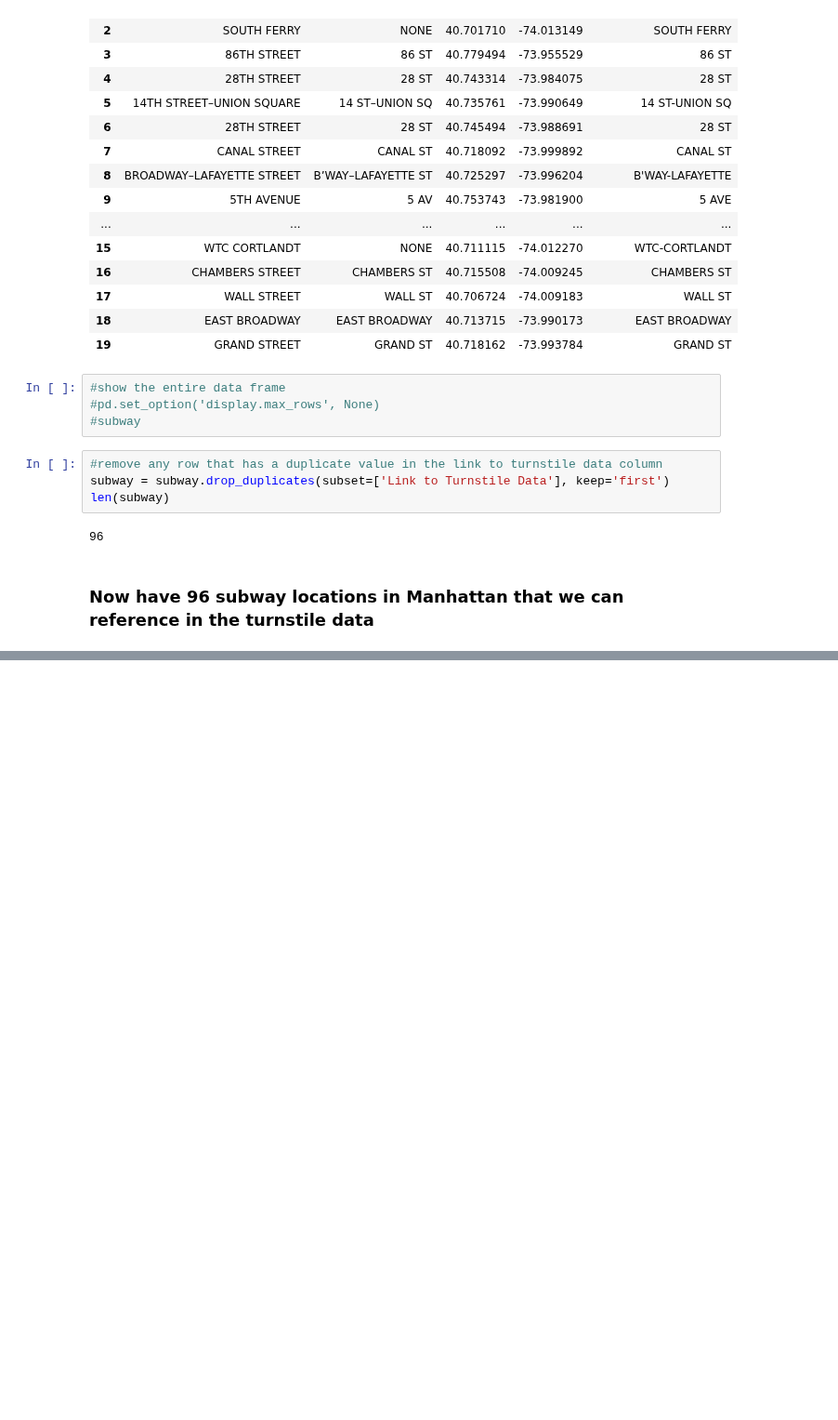
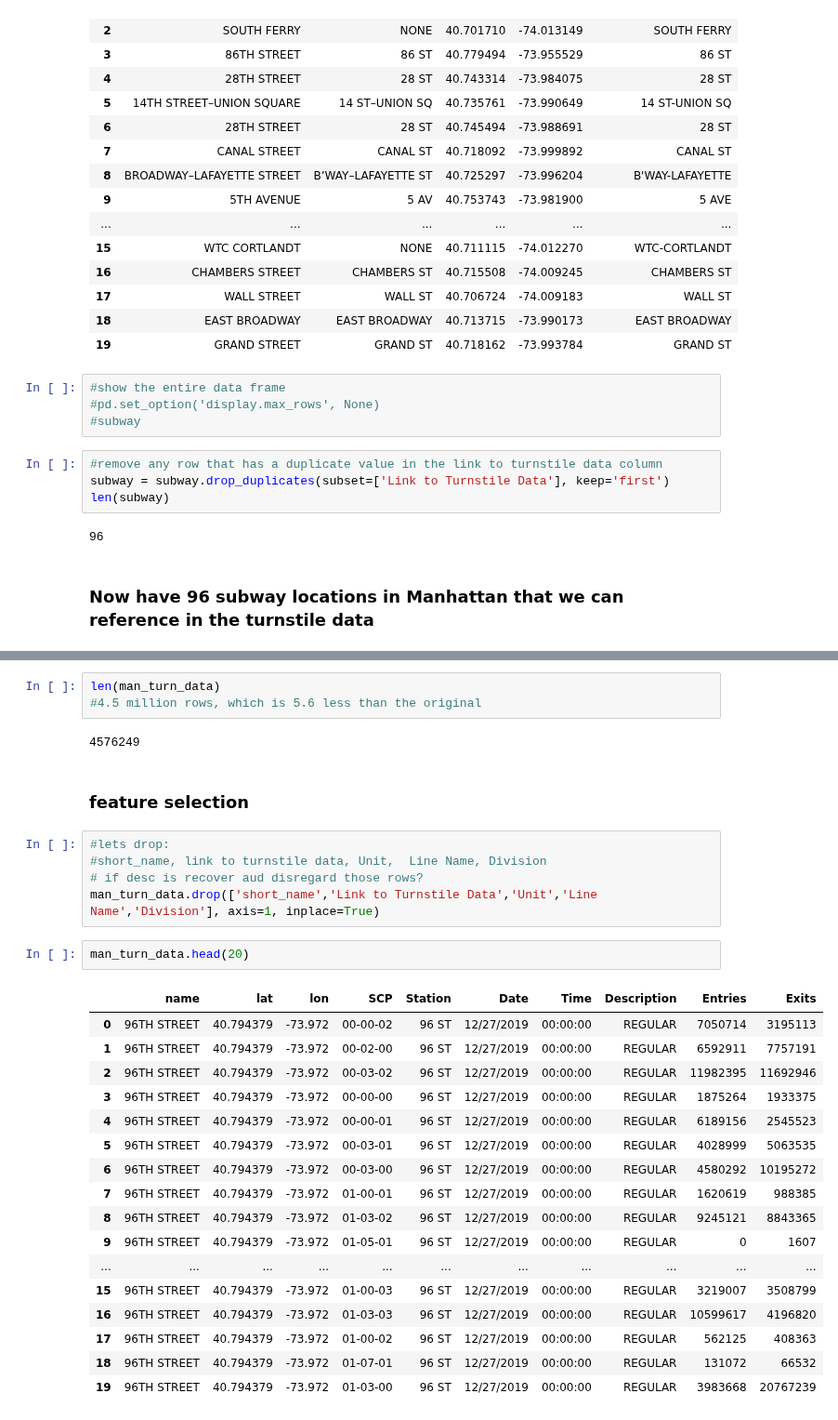
Before and after one commit to Fei117117/NYSeeNow, a Jupyter notebook: NYSeeNow-ML/SubwayData/subway.ipynb, the cells around one changed output, grey strips where cells are left out. Shown at 93% size. Saved outputs shown, nothing was run; the diff lists cells and outputs as text; blank space fills up the shorter version.

```diff
--- a/NYSeeNow-ML/SubwayData/subway.ipynb
+++ b/NYSeeNow-ML/SubwayData/subway.ipynb
@@ -294,0 +326,32 @@ len(subway)
+# %%
+len(man_turn_data)
+#4.5 million rows, which is 5.6 less than the original
+# %% [output]
+4576249
+# %% [markdown]
+### feature selection
+# %%
+#lets drop:
+#short_name, link to turnstile data, Unit,  Line Name, Division
+# if desc is recover aud disregard those rows?
+man_turn_data.drop(['short_name','Link to Turnstile Data','Unit','Line Name','Division'], axis=1, inplace=True)
+# %%
+man_turn_data.head(20)
+# %% [output]
+|  | name | lat | lon | SCP | Station | Date | Time | Description | Entries | Exits |
+| 0 | 96TH STREET | 40.794379 | -73.972 | 00-00-02 | 96 ST | 12/27/2019 | 00:00:00 | REGULAR | 7050714 | 3195113 |
+| 1 | 96TH STREET | 40.794379 | -73.972 | 00-02-00 | 96 ST | 12/27/2019 | 00:00:00 | REGULAR | 6592911 | 7757191 |
+| 2 | 96TH STREET | 40.794379 | -73.972 | 00-03-02 | 96 ST | 12/27/2019 | 00:00:00 | REGULAR | 11982395 | 11692946 |
+| 3 | 96TH STREET | 40.794379 | -73.972 | 00-00-00 | 96 ST | 12/27/2019 | 00:00:00 | REGULAR | 1875264 | 1933375 |
+| 4 | 96TH STREET | 40.794379 | -73.972 | 00-00-01 | 96 ST | 12/27/2019 | 00:00:00 | REGULAR | 6189156 | 2545523 |
+| 5 | 96TH STREET | 40.794379 | -73.972 | 00-03-01 | 96 ST | 12/27/2019 | 00:00:00 | REGULAR | 4028999 | 5063535 |
+| 6 | 96TH STREET | 40.794379 | -73.972 | 00-03-00 | 96 ST | 12/27/2019 | 00:00:00 | REGULAR | 4580292 | 10195272 |
+| 7 | 96TH STREET | 40.794379 | -73.972 | 01-00-01 | 96 ST | 12/27/2019 | 00:00:00 | REGULAR | 1620619 | 988385 |
+| 8 | 96TH STREET | 40.794379 | -73.972 | 01-03-02 | 96 ST | 12/27/2019 | 00:00:00 | REGULAR | 9245121 | 8843365 |
+| 9 | 96TH STREET | 40.794379 | -73.972 | 01-05-01 | 96 ST | 12/27/2019 | 00:00:00 | REGULAR | 0 | 1607 |
+| ... | ... | ... | ... | ... | ... | ... | ... | ... | ... | ... |
+| 15 | 96TH STREET | 40.794379 | -73.972 | 01-00-03 | 96 ST | 12/27/2019 | 00:00:00 | REGULAR | 3219007 | 3508799 |
+| 16 | 96TH STREET | 40.794379 | -73.972 | 01-03-03 | 96 ST | 12/27/2019 | 00:00:00 | REGULAR | 10599617 | 4196820 |
+| 17 | 96TH STREET | 40.794379 | -73.972 | 01-00-02 | 96 ST | 12/27/2019 | 00:00:00 | REGULAR | 562125 | 408363 |
+| 18 | 96TH STREET | 40.794379 | -73.972 | 01-07-01 | 96 ST | 12/27/2019 | 00:00:00 | REGULAR | 131072 | 66532 |
+| 19 | 96TH STREET | 40.794379 | -73.972 | 01-03-00 | 96 ST | 12/27/2019 | 00:00:00 | REGULAR | 3983668 | 20767239 |
```
Also changed, not shown: parts of 9 cells of this notebook.
